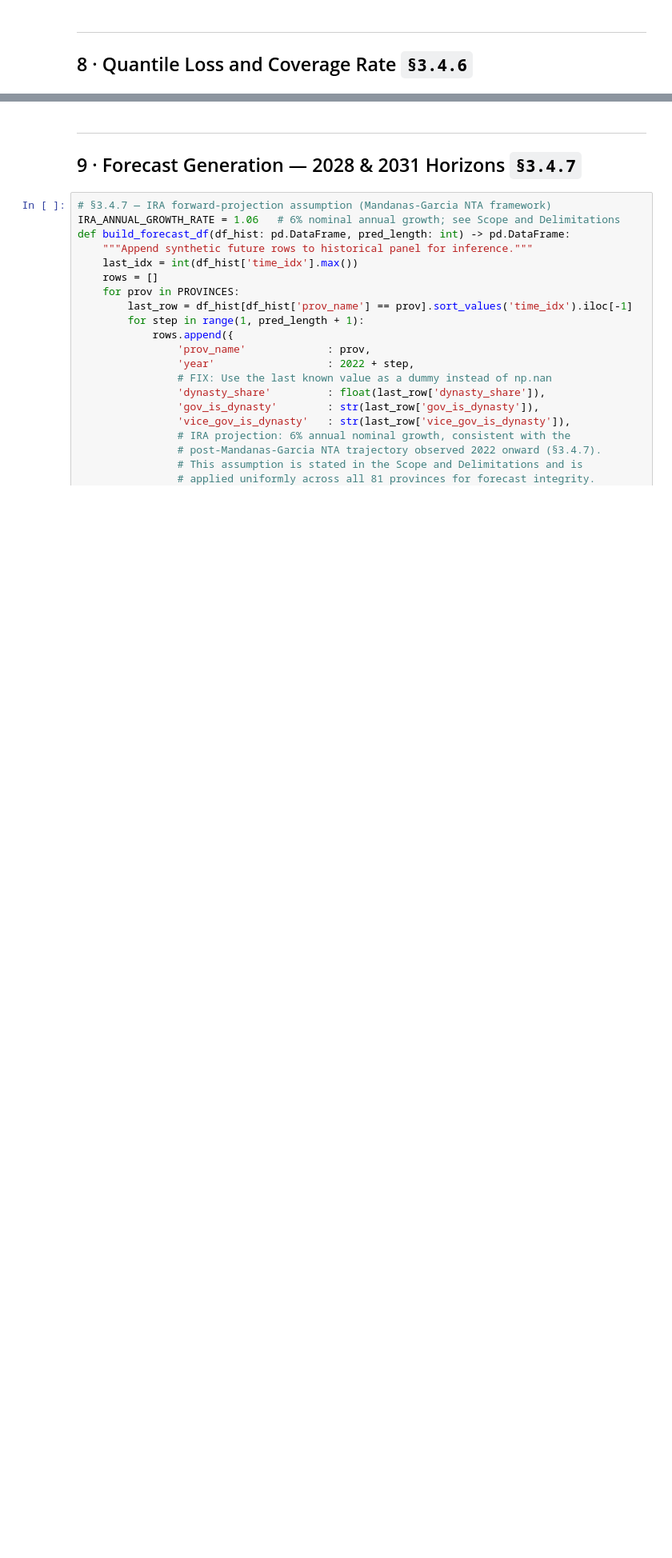
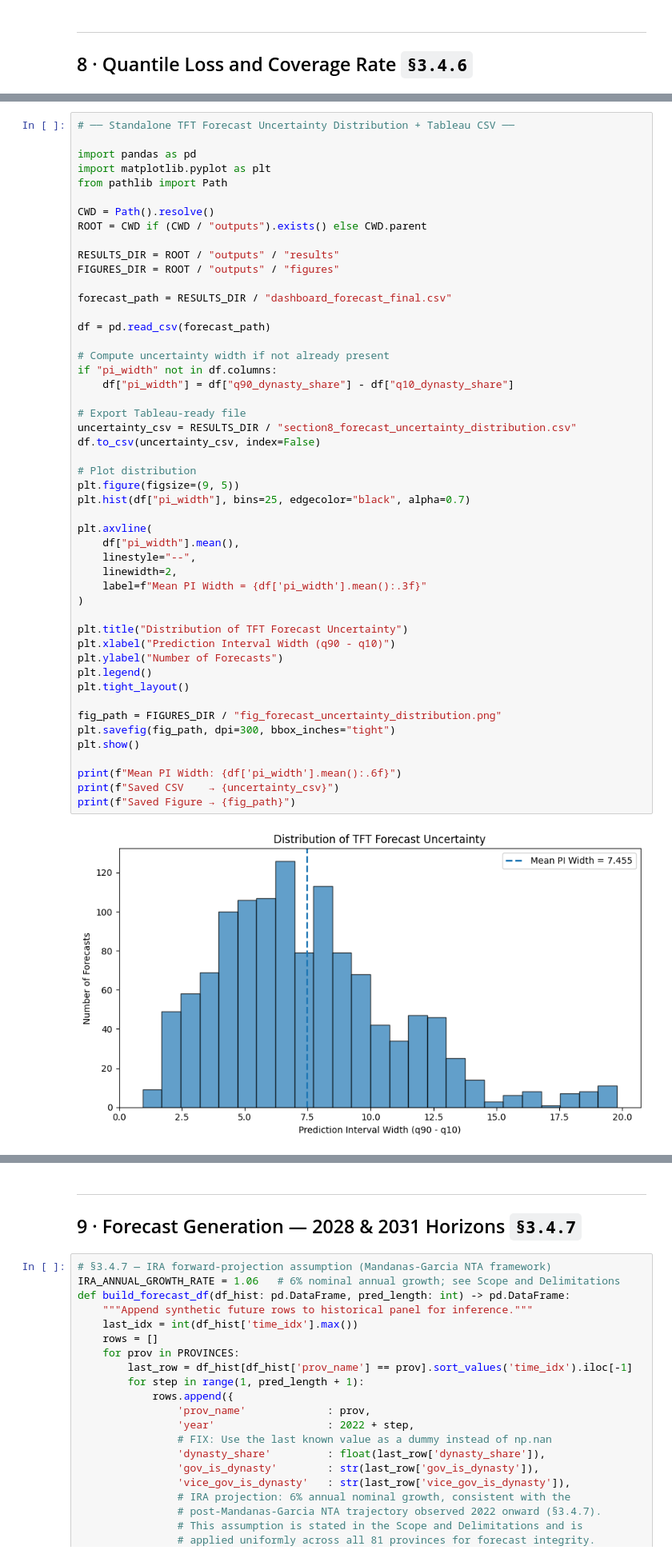
Before and after one commit to Renzo404/Datubase-ph, a Jupyter notebook: notebooks/05_tft_modelling.ipynb, the cells around one changed output, grey strips where cells are left out. Shown at 80% size. Saved outputs shown, nothing was run; the diff lists cells and outputs as text; blank space fills up the shorter version.

```diff
--- a/notebooks/05_tft_modelling.ipynb
+++ b/notebooks/05_tft_modelling.ipynb
@@ -632,0 +868,51 @@ Coverage Rate (80% PI)   : 50.82%  (target ≈ 80%)
+# %%
+# ── Standalone TFT Forecast Uncertainty Distribution + Tableau CSV ──
+
+import pandas as pd
+import matplotlib.pyplot as plt
+from pathlib import Path
+
+CWD = Path().resolve()
+ROOT = CWD if (CWD / "outputs").exists() else CWD.parent
+
+RESULTS_DIR = ROOT / "outputs" / "results"
+FIGURES_DIR = ROOT / "outputs" / "figures"
+
+forecast_path = RESULTS_DIR / "dashboard_forecast_final.csv"
+
+df = pd.read_csv(forecast_path)
+
+# Compute uncertainty width if not already present
+if "pi_width" not in df.columns:
+    df["pi_width"] = df["q90_dynasty_share"] - df["q10_dynasty_share"]
+
+# Export Tableau-ready file
+uncertainty_csv = RESULTS_DIR / "section8_forecast_uncertainty_distribution.csv"
+df.to_csv(uncertainty_csv, index=False)
+
+# Plot distribution
+plt.figure(figsize=(9, 5))
+plt.hist(df["pi_width"], bins=25, edgecolor="black", alpha=0.7)
+
+plt.axvline(
+    df["pi_width"].mean(),
+    linestyle="--",
+    linewidth=2,
+    label=f"Mean PI Width = {df['pi_width'].mean():.3f}"
+)
+
+plt.title("Distribution of TFT Forecast Uncertainty")
+plt.xlabel("Prediction Interval Width (q90 - q10)")
+plt.ylabel("Number of Forecasts")
+plt.legend()
+plt.tight_layout()
+
+fig_path = FIGURES_DIR / "fig_forecast_uncertainty_distribution.png"
+plt.savefig(fig_path, dpi=300, bbox_inches="tight")
+plt.show()
+
+print(f"Mean PI Width: {df['pi_width'].mean():.6f}")
+print(f"Saved CSV    → {uncertainty_csv}")
+print(f"Saved Figure → {fig_path}")
+# %% [output]
+[figure, added]
```
Also changed, not shown: parts of 9 cells of this notebook, 2 other files.
